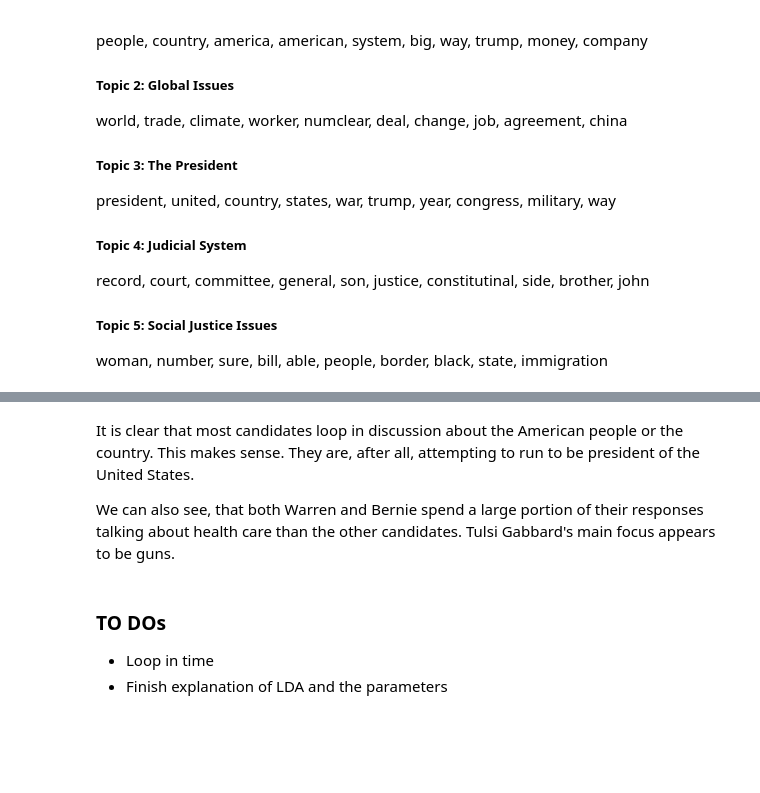
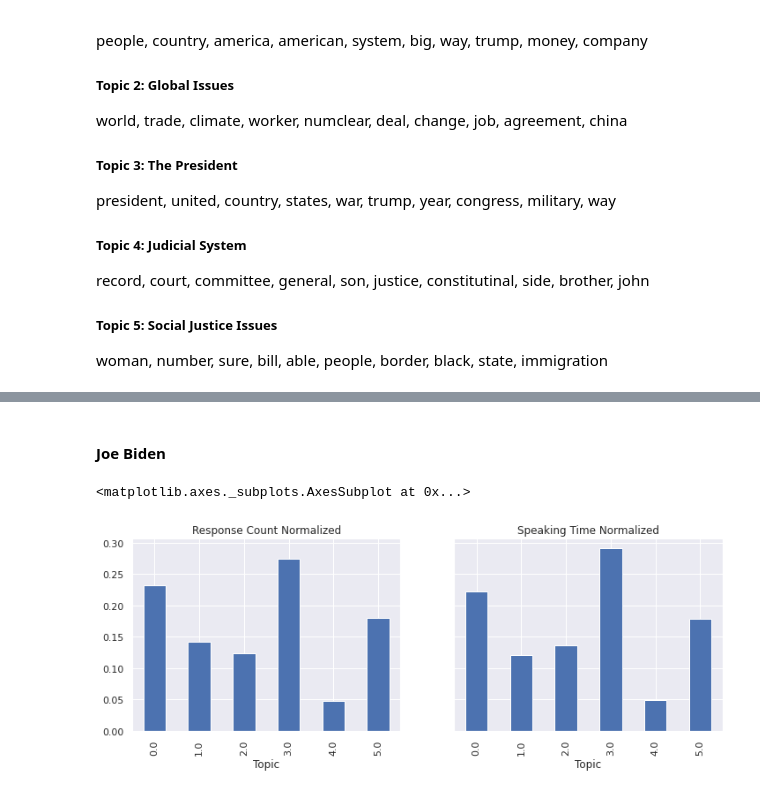
Before and after one commit to annamiller/Side-Projects, a Jupyter notebook: NLP_DemPrimary/Democratic Debate.ipynb, the cells around one changed output, grey strips where cells are left out. Cells and saved outputs as stored; diff of their text form; code cells hidden in the pictures; blank space fills up the shorter version.

```diff
--- a/NLP_DemPrimary/Democratic Debate.ipynb
+++ b/NLP_DemPrimary/Democratic Debate.ipynb
@@ -701,11 +725,18 @@ for doc in doc_topics:
 # %%
 df['Topic'] = highest_prob
 # %%
-# creating sub dataframes
-biden = df[df['speaker'] == 'Joe Biden']
-sanders = df[df['speaker'] == 'Bernie Sanders']
-klobuchar = df[df['speaker'] == 'Amy Klobuchar']
-warren = df[df['speaker'] == 'Elizabeth Warren']
-buttigieg = df[df['speaker'] == 'Pete Buttigieg']
-gabbard = df[df['speaker'] == 'Tulsi Gabbard']
-bloomberg = df[df['speaker'] == 'Michael Bloomberg']
+# creating sub dataframes -- normalizing speaking time
+biden = df[df.speaker == 'Joe Biden']
+biden.speaking_time_seconds = biden.speaking_time_seconds/biden.speaking_time_seconds.sum()
+sanders = df[df.speaker == 'Bernie Sanders']
+sanders.speaking_time_seconds = sanders.speaking_time_seconds/sanders.speaking_time_seconds.sum()
+klobuchar = df[df.speaker == 'Amy Klobuchar']
+klobuchar.speaking_time_seconds = klobuchar.speaking_time_seconds/klobuchar.speaking_time_seconds.sum()
+warren = df[df.speaker == 'Elizabeth Warren']
+warren.speaking_time_seconds = warren.speaking_time_seconds/warren.speaking_time_seconds.sum()
+buttigieg = df[df.speaker == 'Pete Buttigieg']
+buttigieg.speaking_time_seconds = buttigieg.speaking_time_seconds/buttigieg.speaking_time_seconds.sum()
+gabbard = df[df.speaker == 'Tulsi Gabbard']
+gabbard.speaking_time_seconds = gabbard.speaking_time_seconds/gabbard.speaking_time_seconds.sum()
+bloomberg = df[df.speaker == 'Michael Bloomberg']
+bloomberg.speaking_time_seconds = bloomberg.speaking_time_seconds/bloomberg.speaking_time_seconds.sum()
@@ -754,9 +743,12 @@ array([[<matplotlib.axes._subplots.AxesSubplot object at 0x...>]],
-# %% [markdown]
-It is clear that most candidates loop in discussion about the American people or the country. This makes sense. They are, after all, attempting to run to be president of the United States.
-
-We can also see, that both Warren and Bernie spend a large portion of their responses talking about health care than the other candidates. Tulsi Gabbard's main focus appears to be guns.
-# %% [markdown]
-### TO DOs
-
-- Loop in time
-- Finish explanation of LDA and the parameters
+# %% [markdown]
+#### Joe Biden
+# %%
+fig,ax = plt.subplots(1,2,figsize=(12,4),sharey=True)
+biden.Topic.value_counts(normalize=True).sort_index().plot.bar(ax=ax[0])
+ax[0].set_xlabel('Topic')
+ax[0].set_title('Response Count Normalized')
+ax[1].set_title('Speaking Time Normalized')
+biden.groupby(by='Topic').speaking_time_seconds.sum().plot.bar(ax=ax[1])
+# %% [output]
+<matplotlib.axes._subplots.AxesSubplot at 0x...>
+[figure, added]
```
Also changed, not shown: parts of 40 cells of this notebook.
